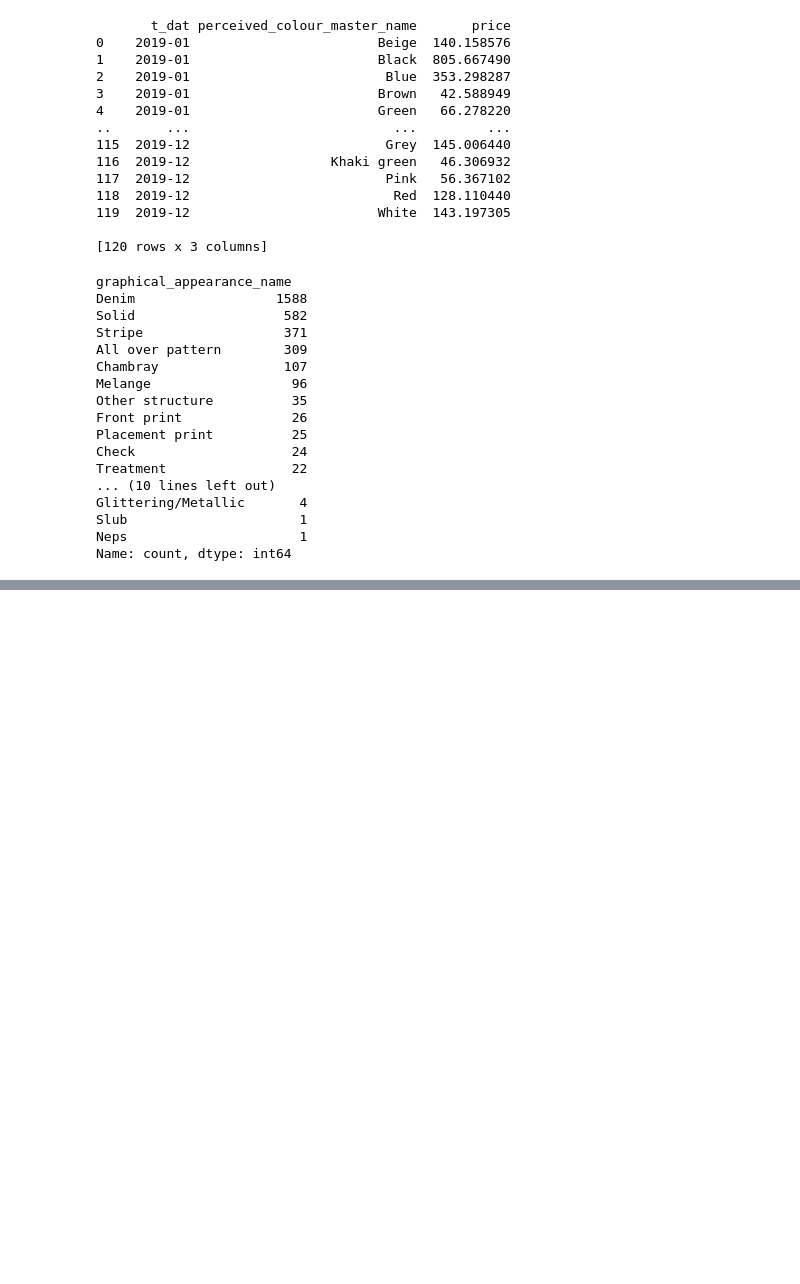
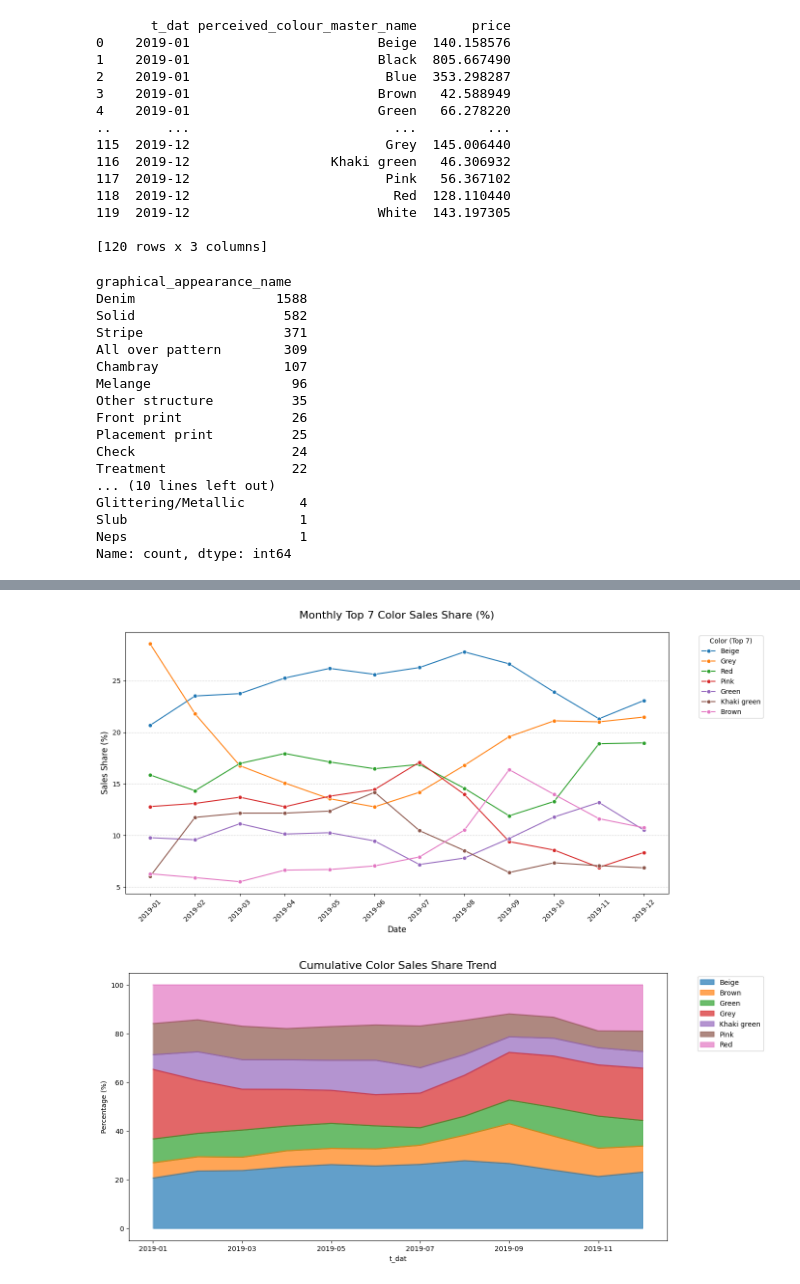
Before and after one commit to KyungminChang/4team-commerce-first-project, a Jupyter notebook: test.ipynb, the cells around one changed output, grey strips where cells are left out. Saved outputs shown, nothing was run; the diff lists cells and outputs as text; code cells hidden in the pictures; blank space fills up the shorter version.

```diff
--- a/test.ipynb
+++ b/test.ipynb
@@ -370,0 +432,40 @@ Name: count, dtype: int64
+# %%
+# 피벗 테이블 생성 (날짜를 인덱스로, 색상을 컬럼으로)
+# 1. 날짜별 전체 매출 합계 계산
+total_sales_per_day = plt_color_month.groupby("t_dat")["price"].transform("sum")
+
+# 2. 상대적 비중(%) 계산: (개별 매출 / 해당 날짜 전체 매출) * 100
+plt_color_month["price_ratio"] = (plt_color_month["price"] / total_sales_per_day) * 100
+
+# 시각화
+plt.figure(figsize=(14, 7))
+
+sb.lineplot(
+    data=plt_color_month,
+    x="t_dat",
+    y="price_ratio",  # 절대값인 price 대신 비율인 price_ratio 사용
+    hue="perceived_colour_master_name",
+    hue_order=color_price,
+    marker='o'
+)
+
+plt.title("Monthly Top 7 Color Sales Share (%)", fontsize=16, pad=20)
+plt.ylabel("Sales Share (%)", fontsize=12)
+plt.xlabel("Date", fontsize=12)
+plt.xticks(rotation=45)
+plt.grid(True, axis='y', linestyle='--', alpha=0.5)
+plt.legend(title="Color (Top 7)", bbox_to_anchor=(1.05, 1), loc="upper left")
+
+plt.tight_layout()
+plt.show()
+pivot_df = plt_color_month.pivot(index="t_dat", columns="perceived_colour_master_name", values="price_ratio").fillna(0)
+
+# 누적 영역 차트 그리기
+pivot_df.plot(kind='area', stacked=True, figsize=(14, 7), alpha=0.7)
+plt.title("Cumulative Color Sales Share Trend", fontsize=16)
+plt.ylabel("Percentage (%)")
+plt.legend(bbox_to_anchor=(1.05, 1), loc="upper left")
+plt.show()
+# %% [output]
+[figure, added]
+[figure, added]
```
Also changed, not shown: parts of 14 cells of this notebook.
